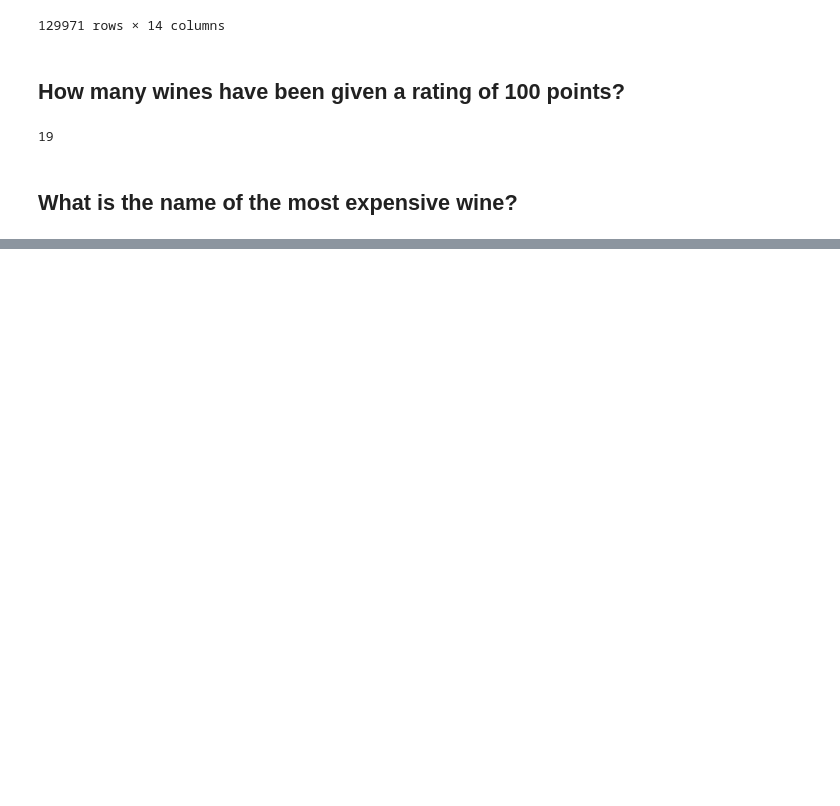
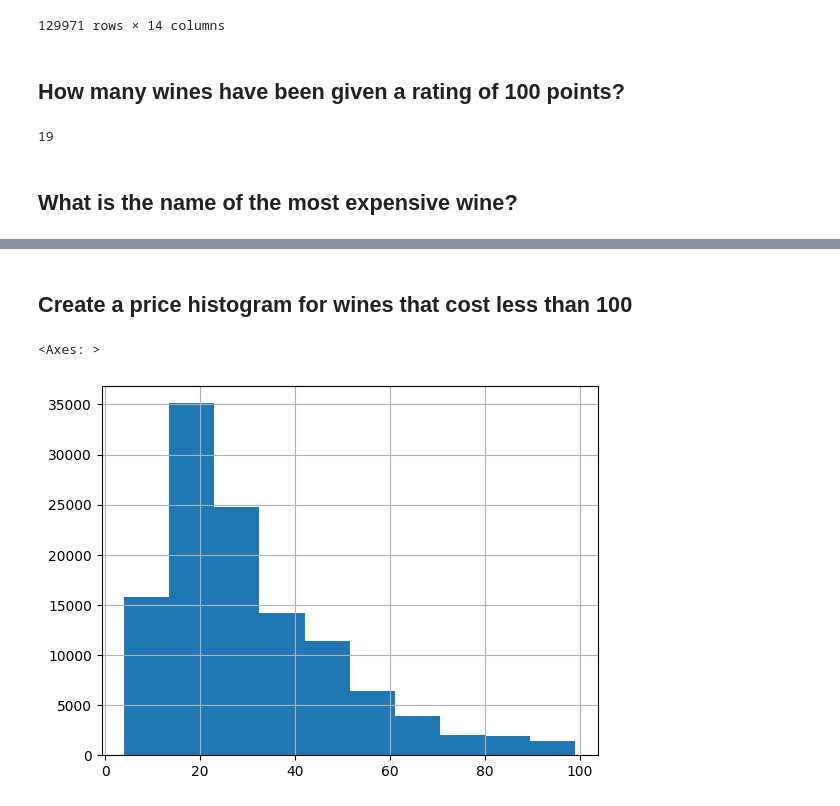
Before and after one commit to adr1anhz/python-exercises, a Jupyter notebook: data-jupyter/Untitled.ipynb, the cells around one changed output, grey strips where cells are left out. Drawn from its saved outputs; the diff is of its cells as text; code cells hidden in the pictures; blank space fills up the shorter version.

Commit message:
Calculate a new column, Create a price histogram for wines that cost less than 100, Plot price horizontally against points vertically

```diff
--- a/data-jupyter/Untitled.ipynb
+++ b/data-jupyter/Untitled.ipynb
@@ -35,0 +38,3 @@ Name: name, dtype: object
+# %%
+df["rate"] = df["points"] / 20
+df
@@ -35,0 +55,7 @@ Name: name, dtype: object
+# %% [markdown]
+## Create a price histogram for wines that cost less than 100
+# %%
+df.loc[df['price'] < 100, 'price'].hist()
+# %% [output]
+<Axes: >
+[figure, added]
```
Also changed, not shown: parts of 5 cells of this notebook.
